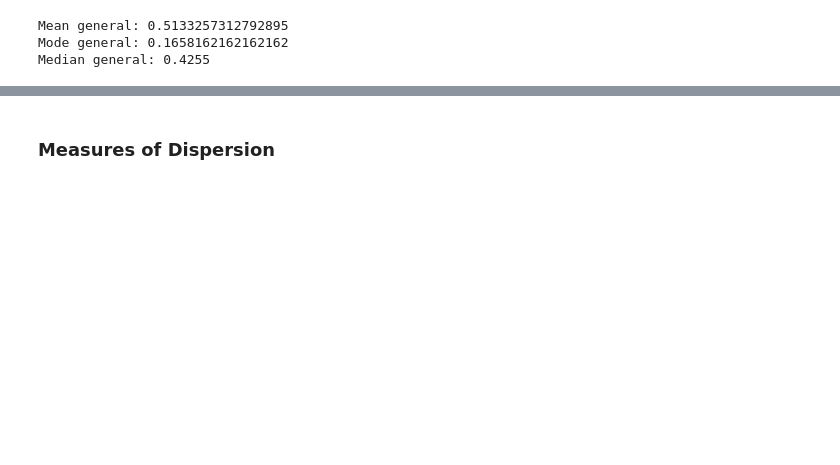
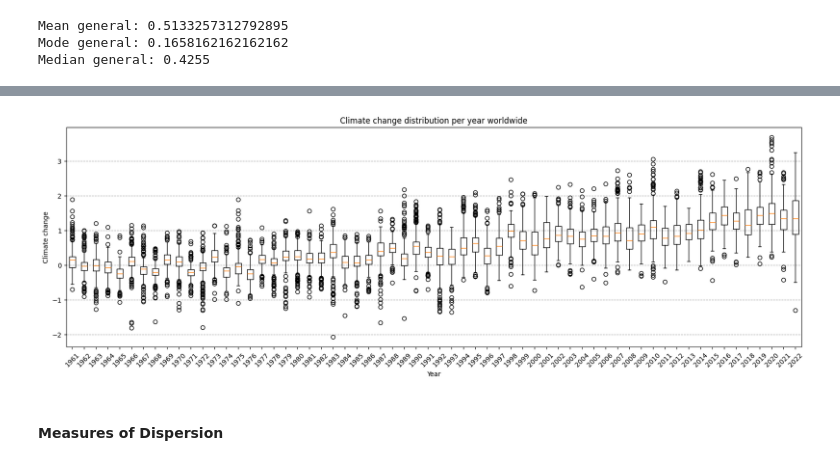
Before and after one commit to PetrongariYanina/ClimateChangeExplorer, a Jupyter notebook: ClimateChangeExplorer.ipynb, the cells around one changed output, grey strips where cells are left out. Cells and saved outputs as stored; diff of their text form; code cells hidden in the pictures; blank space fills up the shorter version.

```diff
--- a/ClimateChangeExplorer.ipynb
+++ b/ClimateChangeExplorer.ipynb
@@ -182,5 +204,16 @@ plt.grid(axis='y', linestyle='--')
 plt.show()
 # %% [output]
 [figure]
+# %%
+plt.figure(figsize=(20, 6))
+plt.boxplot(columns_float_numeric.values, labels=labels)
+plt.title('Climate change distribution per year worldwide')
+plt.xlabel('Year')
+plt.ylabel('Climate change')
+plt.xticks(rotation=45)
+plt.grid(axis='y', linestyle='--')
+plt.show()
+# %% [output]
+[figure, added]
 # %% [markdown]
-### Measures of Dispersion
+#### Measures of Dispersion
```
Also changed, not shown: parts of 23 cells of this notebook.
